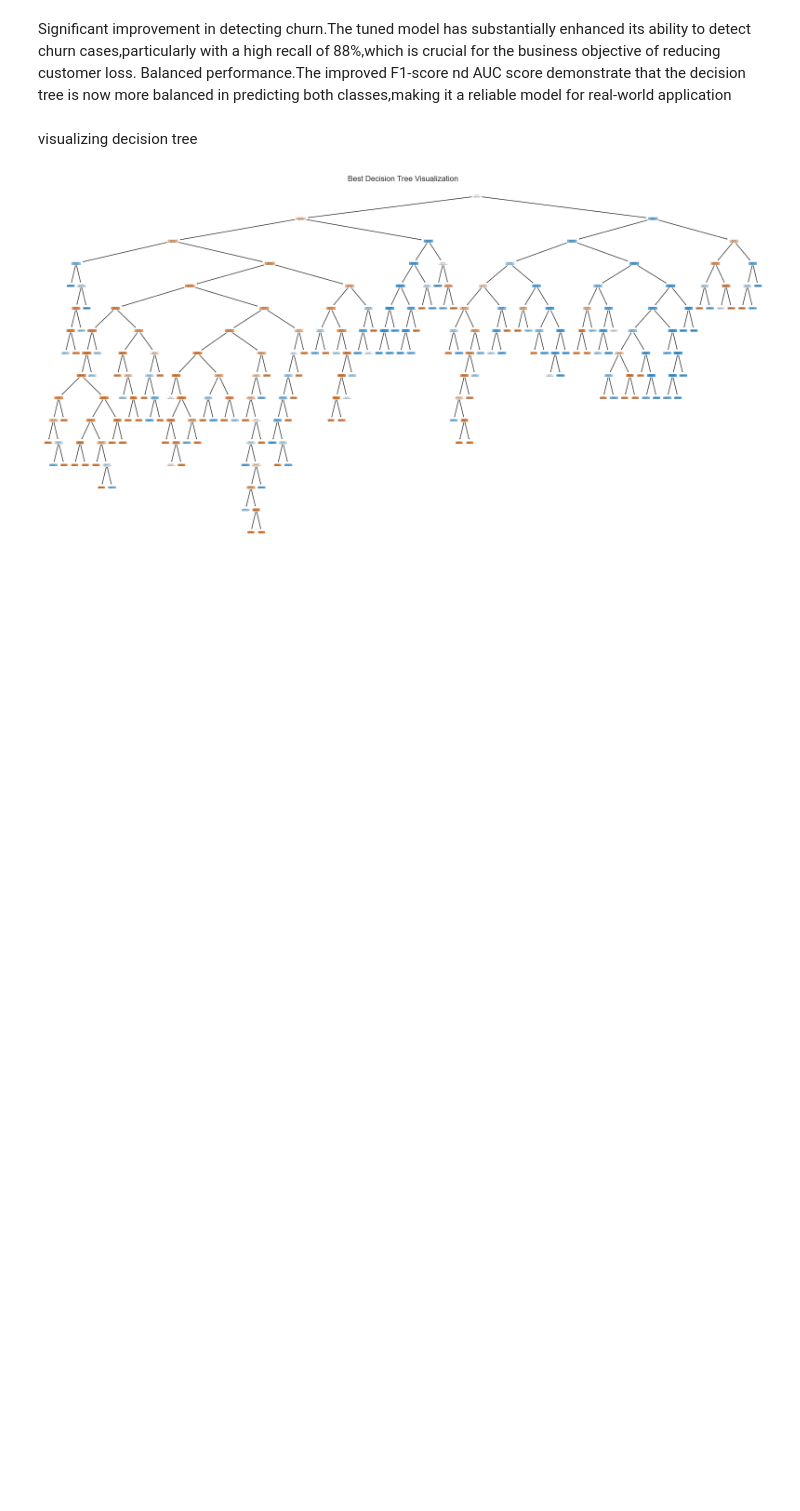
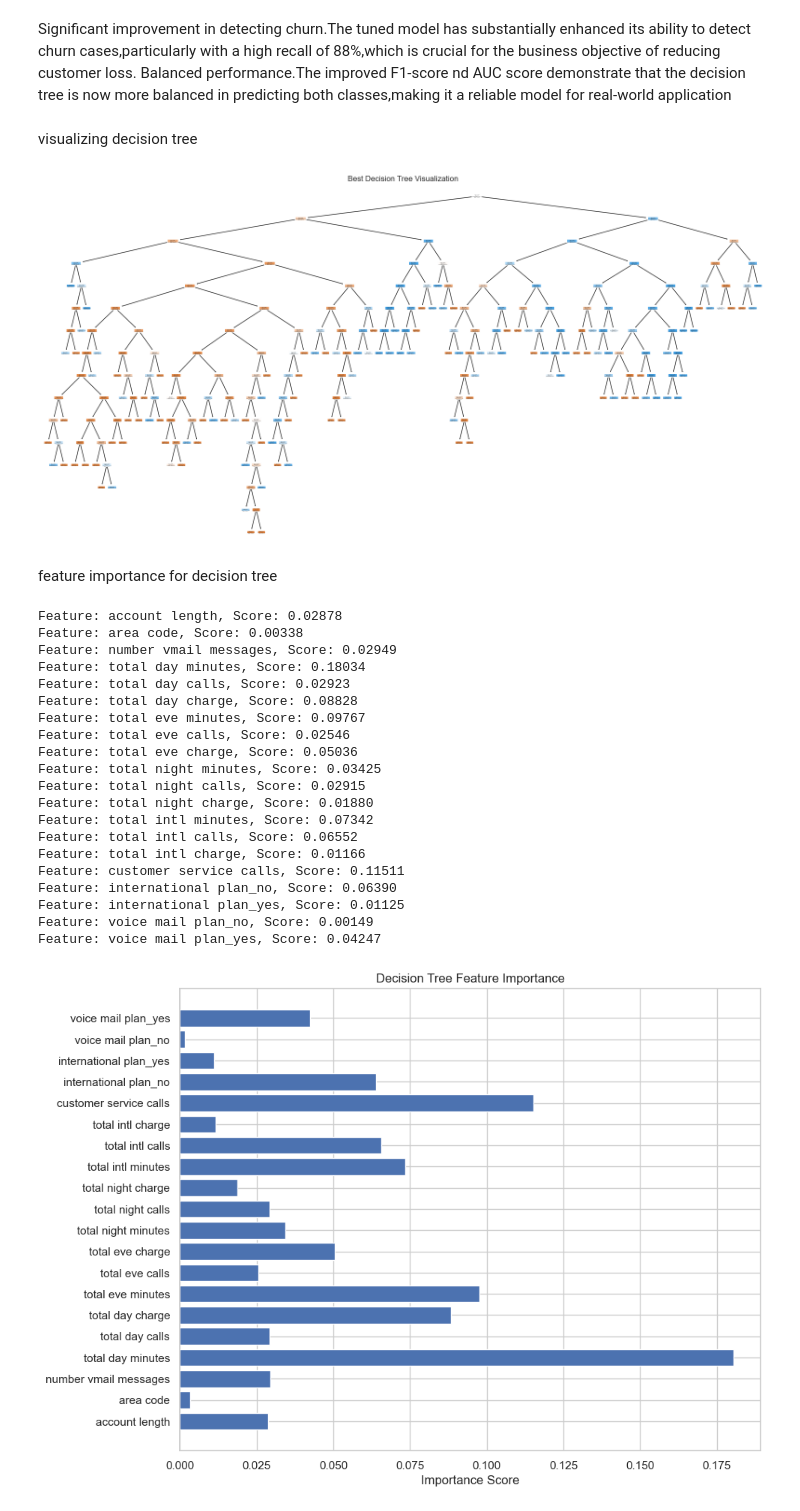
Before and after one commit to victoriamuinde07/Data-science-project-SyrialTel-project, a Jupyter notebook: index.ipynb, the cells around one changed output. Saved outputs shown, nothing was run; the diff lists cells and outputs as text; code cells hidden in the pictures; blank space fills up the shorter version.

```diff
--- a/index.ipynb
+++ b/index.ipynb
@@ -1459,3 +1462,47 @@ plt.title('Best Decision Tree Visualization')
 plt.show()
 # %% [output]
 [figure]
+# %% [markdown]
+feature importance for decision  tree
+# %%
+from sklearn.tree import DecisionTreeClassifier
+
+# Train a decision tree model
+model = DecisionTreeClassifier()
+model.fit(X_train, y_train)
+
+# Get feature importance
+importance = model.feature_importances_
+
+# Summarize the feature importance
+for i, v in enumerate(importance):
+    print(f'Feature: {X_train.columns[i]}, Score: {v:.5f}')
+
+# Plot feature importance
+plt.figure(figsize=(10, 8))
+plt.barh(X_train.columns, importance)
+plt.xlabel('Importance Score')
+plt.title('Decision Tree Feature Importance')
+plt.show()
+# %% [output]
+Feature: account length, Score: 0.02878
+Feature: area code, Score: 0.00338
+Feature: number vmail messages, Score: 0.02949
+Feature: total day minutes, Score: 0.18034
+Feature: total day calls, Score: 0.02923
+Feature: total day charge, Score: 0.08828
+Feature: total eve minutes, Score: 0.09767
+Feature: total eve calls, Score: 0.02546
+Feature: total eve charge, Score: 0.05036
+Feature: total night minutes, Score: 0.03425
+Feature: total night calls, Score: 0.02915
+Feature: total night charge, Score: 0.01880
+Feature: total intl minutes, Score: 0.07342
+Feature: total intl calls, Score: 0.06552
+Feature: total intl charge, Score: 0.01166
+Feature: customer service calls, Score: 0.11511
+Feature: international plan_no, Score: 0.06390
+Feature: international plan_yes, Score: 0.01125
+Feature: voice mail plan_no, Score: 0.00149
+Feature: voice mail plan_yes, Score: 0.04247
+[figure, added]
```
Also changed, not shown: parts of 27 cells of this notebook, 1 other file.
